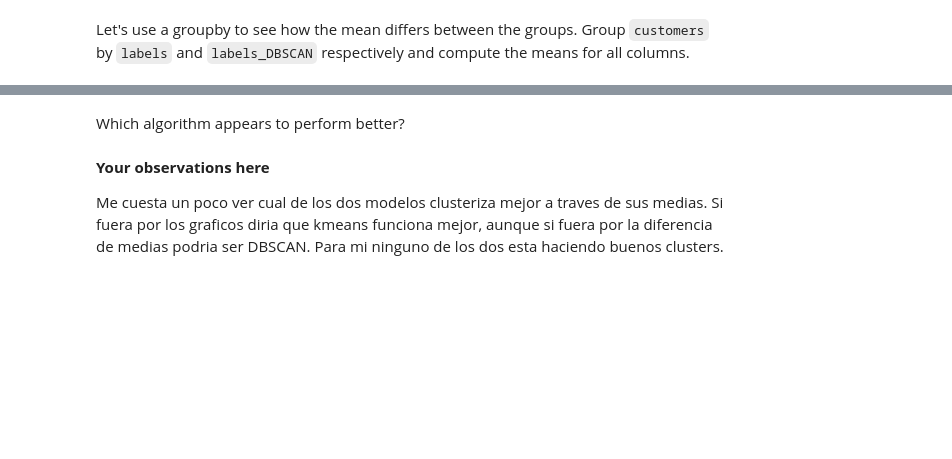
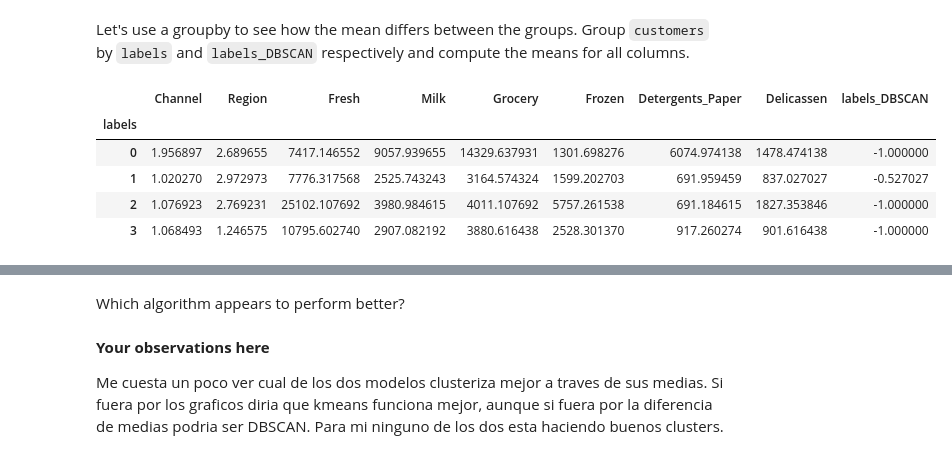
Before and after one commit to Ironhack-Data-Madrid-Octubre-2023/7.4-lab_unsupervised_learning, a Jupyter notebook: your-code/main.ipynb, the cells around one changed output, grey strips where cells are left out. Saved outputs shown, nothing was run; the diff lists cells and outputs as text; code cells hidden in the pictures; blank space fills up the shorter version.

```diff
--- a/your-code/main.ipynb
+++ b/your-code/main.ipynb
@@ -295,3 +327,11 @@ Visualize `Frozen` as X and `Delicassen` as y by `labels` and `labels_DBSCAN` re
 Let's use a groupby to see how the mean differs between the groups. Group `customers` by `labels` and `labels_DBSCAN` respectively and compute the means for all columns.
 # %%
 # Your code here:
+filtered_customers.groupby('labels').mean()
+# %% [output]
+|  | Channel | Region | Fresh | Milk | Grocery | Frozen | Detergents_Paper | Delicassen | labels_DBSCAN |
+| labels |  |  |  |  |  |  |  |  |  |
+| 0 | 1.956897 | 2.689655 | 7417.146552 | 9057.939655 | 14329.637931 | 1301.698276 | 6074.974138 | 1478.474138 | -1.000000 |
+| 1 | 1.020270 | 2.972973 | 7776.317568 | 2525.743243 | 3164.574324 | 1599.202703 | 691.959459 | 837.027027 | -0.527027 |
+| 2 | 1.076923 | 2.769231 | 25102.107692 | 3980.984615 | 4011.107692 | 5757.261538 | 691.184615 | 1827.353846 | -1.000000 |
+| 3 | 1.068493 | 1.246575 | 10795.602740 | 2907.082192 | 3880.616438 | 2528.301370 | 917.260274 | 901.616438 | -1.000000 |
```
Also changed, not shown: parts of 9 cells of this notebook.
